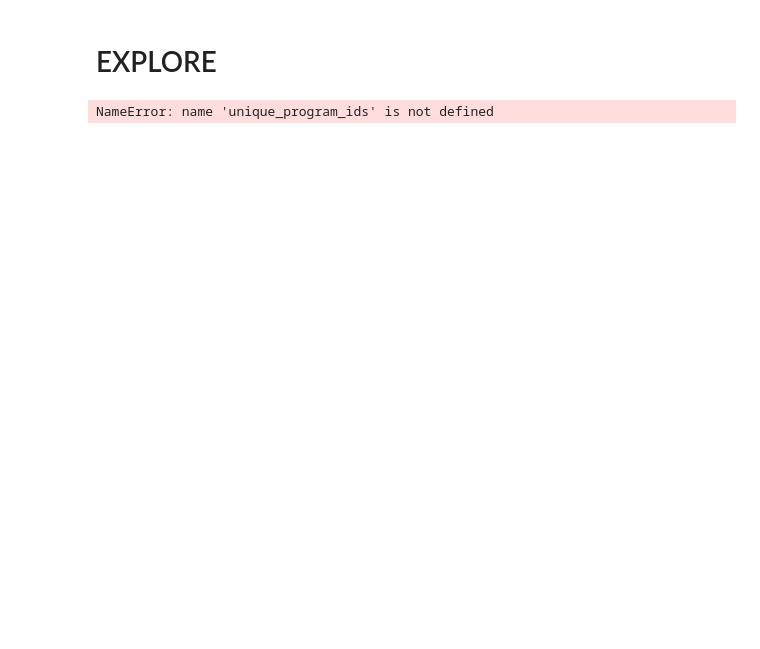
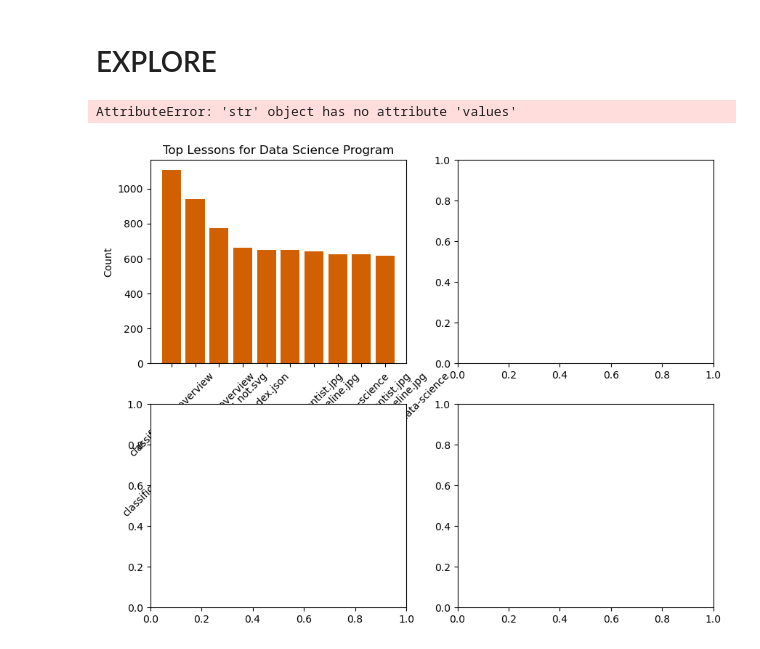
Before and after one commit to Curriculum-Assurance-Team/Curriculum_Engagement_and_Usage_Analysis, a Jupyter notebook: explore_miatta.ipynb, the cells around one changed output. Cells and saved outputs as stored; diff of their text form; code cells hidden in the pictures; blank space fills up the shorter version.

```diff
--- a/explore_miatta.ipynb
+++ b/explore_miatta.ipynb
@@ -241,40 +292,44 @@ top_lessons_program_fe
 # %% [markdown]
 # EXPLORE
-# %%
-def create_histograms(traffic_df, program_id):
-    # Define a custom color palette
-    color_palette = ['#FF4500', '#FF6347', '#D2691E', '#F4A460', '#8B4513', '#BDB76B', '#2F4F4F']
-
-
-
-    # Get the unique lessons for the program
-    unique_lessons = program_id_traffic['lesson'].unique()
-
-    # Create subplots for each lesson's histogram
-    num_cols = 3  # Number of columns for subplots
-    num_rows = (len(unique_lessons) + num_cols - 1) // num_cols  # Number of rows for subplots
-    fig, axes = plt.subplots(num_rows, num_cols, figsize=(15, 10*num_rows))
-
-    # Iterate through unique lessons and plot histograms
-    for idx, lesson in enumerate(unique_lessons):
-        row = idx // num_cols
-        col = idx % num_cols
-        ax = axes[row, col]
-
-        lesson_traffic = program_id_traffic[program_id_traffic['lesson'] == lesson]
-        ax.hist(lesson_traffic['count'], bins=20, edgecolor='black', color=color_palette[idx % len(color_palette)])
-        ax.set_title(f'Traffic Histogram for Lesson: {lesson} ({program_name})')
-        ax.set_xlabel('Traffic Count')
-        ax.set_ylabel('Frequency')
-
-    plt.tight_layout()
-
-# # Get unique program IDs
-# unique_program_ids = traffic_df['program_id'].unique()
-
-# Loop through program IDs and plot histograms for each program
-for program_id in unique_program_ids:
-    create_histograms(traffic_df, program_id)
-    plt.show()  # Show each set of histograms before moving to the next program
-# %% [output]
-NameError: name 'unique_program_ids' is not defined
+# %%
+# Define the color palette
+color_palette = ['#D16002', '#EC9706', '#7A3803']
+
+# Call the function to get top lessons for Data Science and Frontend programs
+top_lessons_program_ds, top_lesson_across_cohorts_ds = e.get_top_lessons_by_program(logs_df, program='data science')
+top_lessons_program_fe, top_lesson_across_cohorts_fe = e.get_top_lessons_by_program(logs_df, program='frontend')
+
+# Create subplots for the histograms
+fig, axes = plt.subplots(2, 2, figsize=(10, 8))
+
+# Plot histograms for Data Science program
+axes[0, 0].bar(top_lessons_program_ds['lesson'], top_lessons_program_ds['count'], color=color_palette[0])
+axes[0, 0].set_title('Top Lessons for Data Science Program')
+axes[0, 0].set_xlabel('Lesson')
+axes[0, 0].set_ylabel('Count')
+axes[0, 0].tick_params(axis='x', rotation=45)
+
+axes[0, 1].bar(top_lesson_across_cohorts_ds.index, top_lesson_across_cohorts_ds.values, color=color_palette[1])
+axes[0, 1].set_title('Distribution of Top Lesson Across Cohorts for Data Science Program')
+axes[0, 1].set_xlabel('Lesson')
+axes[0, 1].set_ylabel('Count')
+axes[0, 1].tick_params(axis='x', rotation=45)
+
+# Plot histograms for Frontend program
+axes[1, 0].bar(top_lessons_program_fe['lesson'], top_lessons_program_fe['count'], color=color_palette[2])
+axes[1, 0].set_title('Top Lessons for Frontend Program')
+axes[1, 0].set_xlabel('Lesson')
+axes[1, 0].set_ylabel('Count')
+axes[1, 0].tick_params(axis='x', rotation=45)
+
+axes[1, 1].bar(top_lesson_across_cohorts_fe.index, top_lesson_across_cohorts_fe.values, color=color_palette[0])
+axes[1, 1].set_title('Distribution of Top Lesson Across Cohorts for Frontend Program')
+axes[1, 1].set_xlabel('Lesson')
+axes[1, 1].set_ylabel('Count')
+axes[1, 1].tick_params(axis='x', rotation=45)
+
+plt.tight_layout()
+plt.show()
+# %% [output]
+AttributeError: 'str' object has no attribute 'values'
+[figure, added]
```
Also changed, not shown: parts of 24 cells of this notebook.
